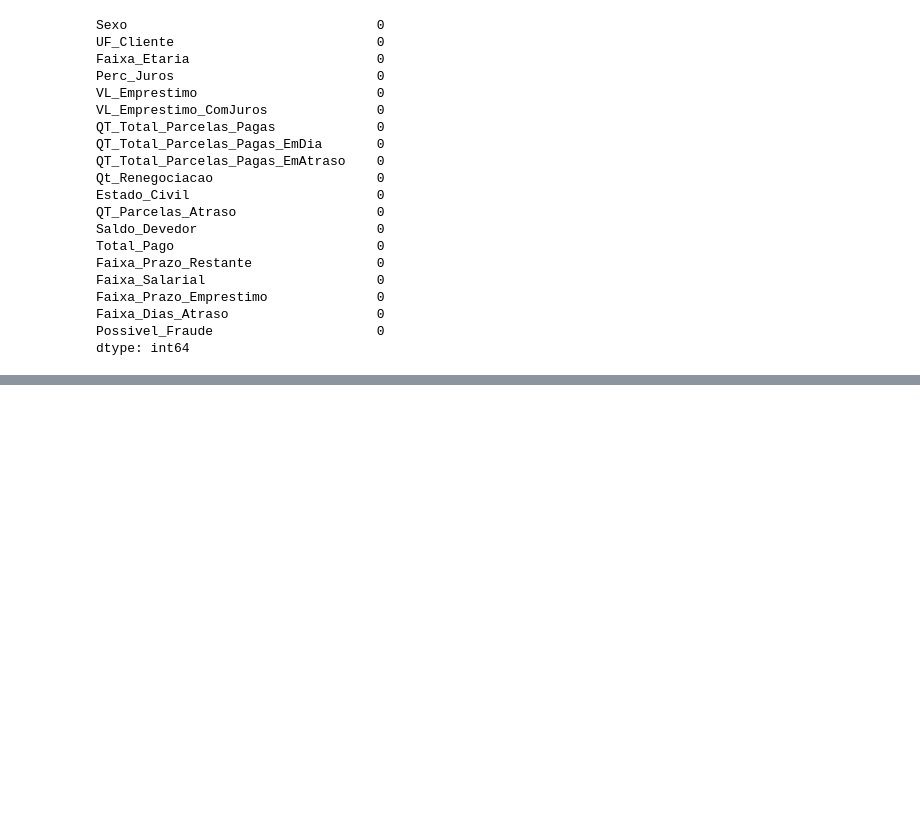
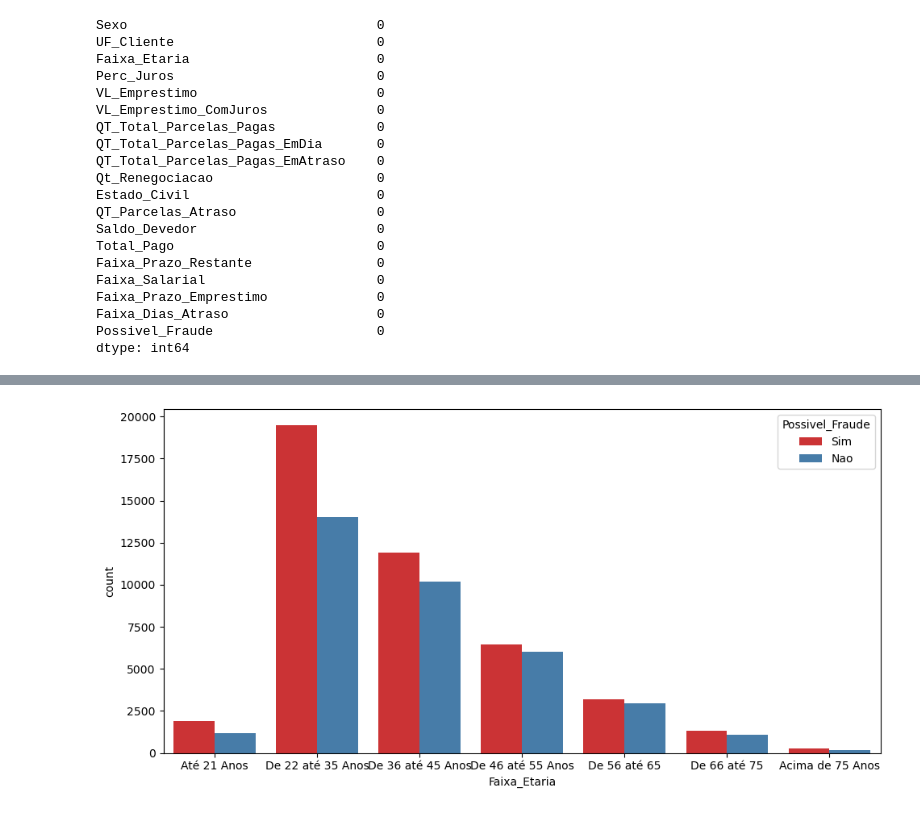
Before and after one commit to thaleswillreis/Modelo-ML-Prevencao-Fraude-v1, a Jupyter notebook: Modelo_ML_Prev_fraude.ipynb, the cells around one changed output, grey strips where cells are left out. Cells and saved outputs as stored; diff of their text form; code cells hidden in the pictures; blank space fills up the shorter version.

```diff
--- a/Modelo_ML_Prev_fraude.ipynb
+++ b/Modelo_ML_Prev_fraude.ipynb
@@ -704,0 +749,6 @@ dtype: int64
+# %%
+# Relação entre a variável target e a faixa etária
+sns.countplot(data = df_mod, x = "Faixa_Etaria", hue = "Possivel_Fraude", palette='Set1')
+plt.show()
+# %% [output]
+[figure, added]
```
Also changed, not shown: parts of 64 cells of this notebook.
